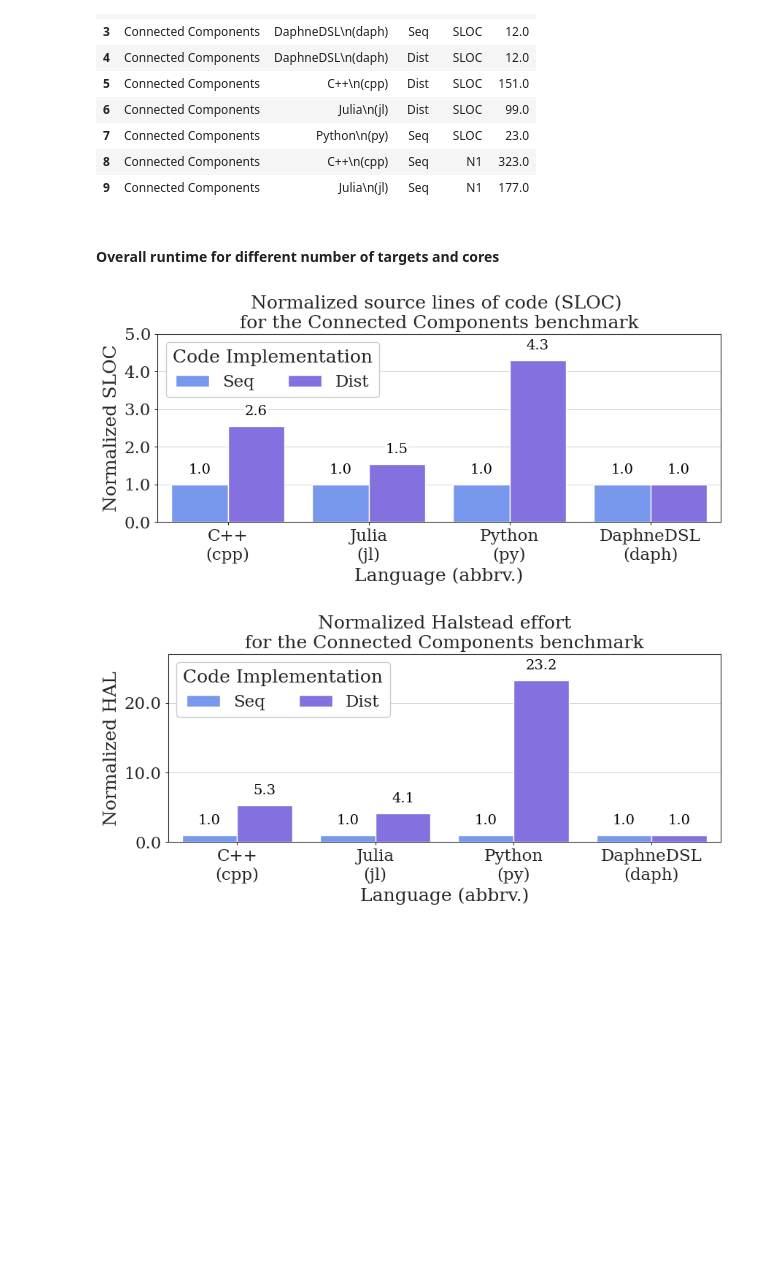
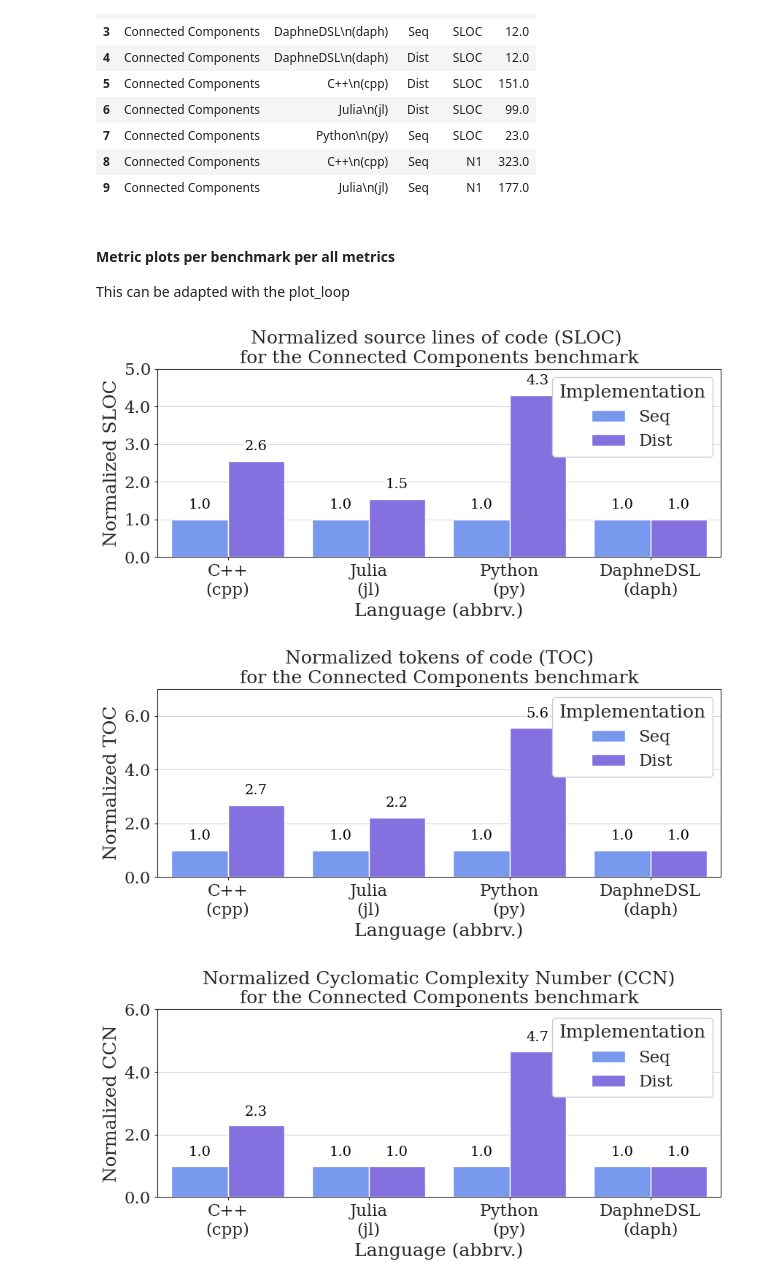
Before and after one commit to GuilloteauQ/daphnesched2, a Jupyter notebook: plots/plots.ipynb, the cells around one changed output. Drawn from its saved outputs; the diff is of its cells as text; code cells hidden in the pictures; blank space fills up the shorter version.

```diff
--- a/plots/plots.ipynb
+++ b/plots/plots.ipynb
@@ -87,11 +87,11 @@ def format_with_decimals(value, tick_number):
     return f'{value:.1f}'
 
 # general methods
-def format_thousands_separator(x, digits):
+def format_thousands_separator(x, digits=0):
     # x are the labels (str), if convertable to float its fine.
     try:
         if digits == 0:
-            return '{:,.f}'.format(int(round(float(x),0))).replace(',', "'")
+            return '{:,.0f}'.format(int(round(float(x),0))).replace(',', "'")
         else:
             return '{:,.{}f}'.format(float(x), digits).replace(',', "'")
     except ValueError:
@@ -303,7 +303,8 @@ df_long.head(10)
 | 8 | Connected Components | C++\n(cpp) | Seq | N1 | 323.0 |
 | 9 | Connected Components | Julia\n(jl) | Seq | N1 | 177.0 |
 # %% [markdown]
-#### Overall runtime for different number of targets and cores
+#### Metric plots per benchmark per all metrics
+This can be adapted with the plot_loop
 # %%
 # output path for svg plots
 path_svg = './coding_productivity/'
@@ -317,15 +318,53 @@ plot_loop = {
         'on_x' : 'language',
         'on_x_label' : 'Language (abbrv.)',
         'on_hue' : 'type',
-        'on_hue_label' : 'Code Implementation',
+        'on_hue_label' : 'Implementation',
         'columns' : ['value', 'language', 'type'],
         'filter_cols' : [
             ('benchmark', ['Connected Components']),
             ('metric', ['SLOC']),
         ],
         'title' : 'Normalized source lines of code (SLOC) \nfor the Connected Components benchmark',
-        'loc' : 'upper left',
+        'loc' : 'upper right',
+        'ncol' : 1,
+        'annotate' : True,
         'ylim' : [0, 5]
+    },
+    'cc_toc' : {
+        'on_y' : 'value',
+        'on_y_label' : 'Normalized TOC',
+        'on_x' : 'language',
+        'on_x_label' : 'Language (abbrv.)',
+        'on_hue' : 'type',
+        'on_hue_label' : 'Implementation',
+        'columns' : ['value', 'language', 'type'],
+        'filter_cols' : [
+            ('benchmark', ['Connected Components']),
+            ('metric', ['TOC']),
+        ],
+        'title' : 'Normalized tokens of code (TOC)\nfor the Connected Components benchmark',
+        'loc' : 'upper right',
+        'ncol' : 1,
+        'annotate' : True,
+        'ylim' : [0, 7]
+    },
+    'cc_ccn' : {
+        'on_y' : 'value',
+        'on_y_label' : 'Normalized CCN',
+        'on_x' : 'language',
+        'on_x_label' : 'Language (abbrv.)',
+        'on_hue' : 'type',
+        'on_hue_label' : 'Implementation',
+        'columns' : ['value', 'language', 'type'],
+        'filter_cols' : [
+            ('benchmark', ['Connected Components']),
+            ('metric', ['CCN']),
+        ],
+        'title' : 'Normalized Cyclomatic Complexity Number (CCN)\nfor the Connected Components benchmark',
+        'loc' : 'upper right',
+        'ncol' : 1,
+        'annotate' : True,
+        'ylim' : [0, 6]
     },
     'cc_hal' : {
         'on_y' : 'value',
@@ -333,14 +372,16 @@ plot_loop = {
         'on_x' : 'language',
         'on_x_label' : 'Language (abbrv.)',
         'on_hue' : 'type',
-        'on_hue_label' : 'Code Implementation',
+        'on_hue_label' : 'Implementation',
         'columns' : ['value', 'language', 'type'],
         'filter_cols' : [
             ('benchmark', ['Connected Components']),
             ('metric', ['HAL']),
         ],
         'title' : 'Normalized Halstead effort (HAL)\nfor the Connected Components benchmark',
-        'loc' : 'upper left',
+        'loc' : 'upper right',
+        'ncol' : 1,
+        'annotate' : True,
         'ylim' : [0, 27]
     }
 }
@@ -365,7 +406,7 @@ for k,v in plot_loop.items():
     plot_name = '{}'.format(k)
 
     # to annotate bars
-    annotate=True
+    annotate=v.get('annotate', False)
     # ignored if annotate=False
     annotation_rotated=False
 
@@ -409,33 +450,34 @@ for k,v in plot_loop.items():
 
     # Set plot properties
     plt.xlabel(on_x_label)
     plt.ylabel(on_y_label)
 
     # Add thin grid lines at y-axis ticks
     make_grid(ax, plt)
 
     # set y axis limits for plot to fit
     if not v.get('ylim',None) is None:
         l,u = v.get('ylim')
         plt.ylim(l,u)
 
     # Set the title using plt.title()
     plt.title(title)
 
     # Place the legend at the top-right corner
-    leg = plt.legend(title=on_hue_label, loc=v.get('loc'), ncol=data[on_hue].nunique())
+    leg = plt.legend(title=on_hue_label, loc=v.get('loc'), ncol=v.get('ncol'))
     leg.get_frame().set_alpha(1)
 
     # Format the y-axis ticks with a space as a thousand separator
     # Format legend labels with a space as a thousand separator
     formatter(ax)
 
     # Annotate each bar with the formatted value
     if annotate:
         annotater(ax, plt, 1, annotation_rotated)
 
     # finish, save and plot
     finisher(plot_name, plt)
 # %% [output]
-[figure, old version]
+[figure, new version]
-[figure, old version]
+[figure, new version]
+[figure, added]
```
Also changed, not shown: parts of 3 cells of this notebook.
